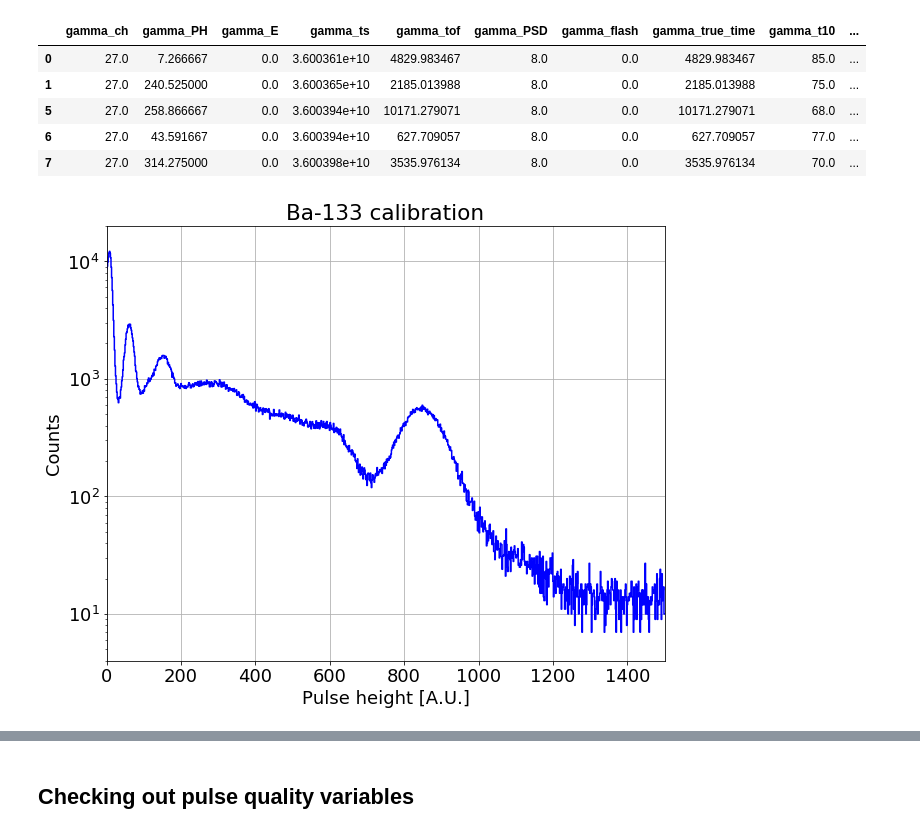
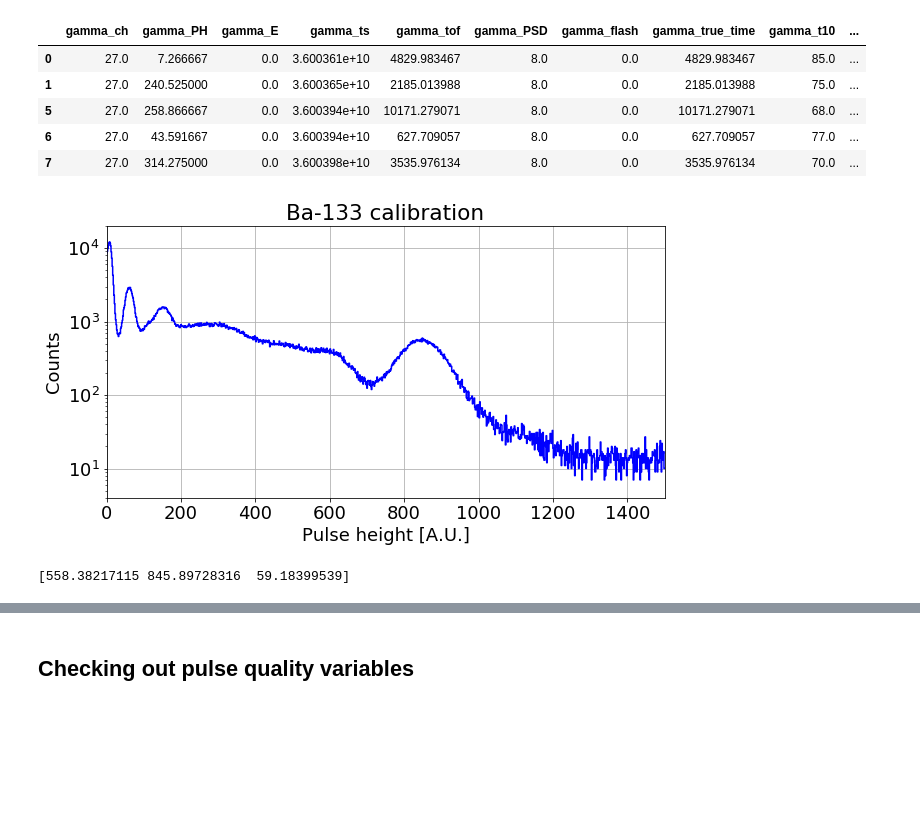
Before and after one commit to bglenardo/Cs136Measurements, a Jupyter notebook: TUNL NaI detector calibration.ipynb, the cells around one changed output, grey strips where cells are left out. Drawn from its saved outputs; the diff is of its cells as text; code cells hidden in the pictures; blank space fills up the shorter version.

```diff
--- a/TUNL NaI detector calibration.ipynb
+++ b/TUNL NaI detector calibration.ipynb
@@ -17,7 +17,7 @@ plt.rcParams.update({'font.size': 18})
 plt.rcParams['figure.figsize'] = (7,6)
 
 plt.rcParams.update({'font.size': 18})
-plt.rcParams['figure.figsize'] = (10,8)
+plt.rcParams['figure.figsize'] = (10,5)
 
 
 def Gaussian( x, A, mu, sig ):
@@ -86,23 +86,28 @@ data_pmt.head()
 | 6 | 27.0 | 43.591667 | 0.0 | 3.600394e+10 | 627.709057 | 8.0 | 0.0 | 627.709057 | 77.0 | ... |
 | 7 | 27.0 | 314.275000 | 0.0 | 3.600398e+10 | 3535.976134 | 8.0 | 0.0 | 3535.976134 | 70.0 | ... |
 # %%
+plt.rcParams.update({'font.size': 18})
+plt.rcParams['figure.figsize'] = (10,5)
+
 h_pmt_energy = hl.hist( data_pmt['gamma_PH'], bins=np.linspace(0.,1500.,1000) )
 
 hl.plot1d( h_pmt_energy, color='b', label='PMT detector' )
 plt.yscale('log')
 
 plt.xlim(0.,1500.)
 plt.ylim(4.,2e4)
 
 bincenters = (h_pmt_energy.bins[0][1:] + h_pmt_energy.bins[0][:-1])/2.
 binvals = h_pmt_energy.values
 
 plt.xlabel('Pulse height [A.U.]')
 plt.ylabel('Counts')
 plt.title('Ba-133 calibration')
 plt.grid()
+
+plt.savefig('Plots/pmt_ba133_calibration_no_fit.png',dpi=200,bbox_inches='tight')
 # %% [output]
-[figure, old version]
+[figure, new version]
 # %%
 def Gaussian( x, A, mu, sig ):
 
@@ -185,4 +190,13 @@ p81, cov81 = curve_fit( Gaussian, bincenters[fitmask], binvals[fitmask], \
 fitmask = (bincenters > 50.) & (bincenters < 80.)
 p31, cov31 = curve_fit( FitBa133_31keV, bincenters[fitmask], binvals[fitmask], \
                              p0=(3000.,60.,10.))
+
+# Fit the 500 keV
+fitmask = (bincenters > 780.) & (bincenters < 900.)
+p500, cov500 = curve_fit( Gaussian, bincenters[fitmask], binvals[fitmask], \
+                             p0=(700.,850.,30.))
+
+print(p500)
+# %% [output]
+[558.38217115 845.89728316  59.18399539]
 # %%
```
Also changed, not shown: parts of 13 cells of this notebook, 7 other files.
